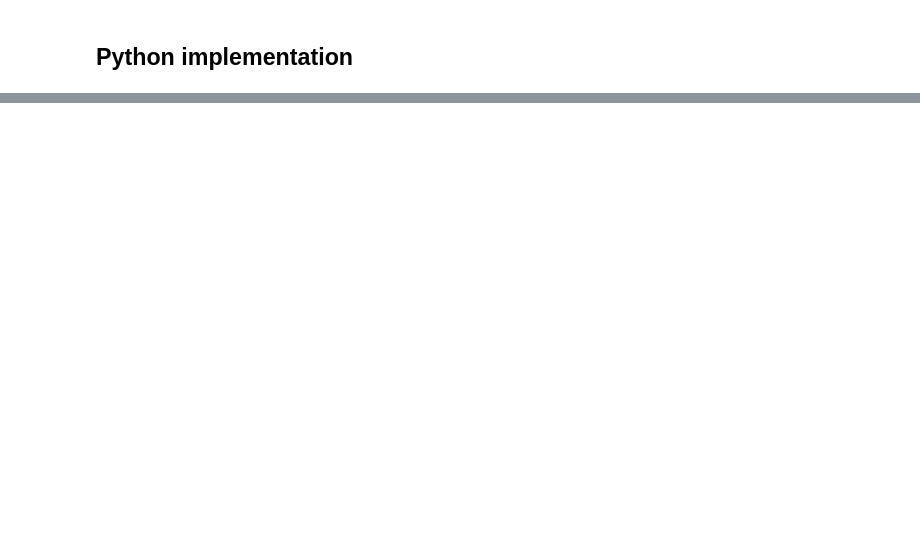
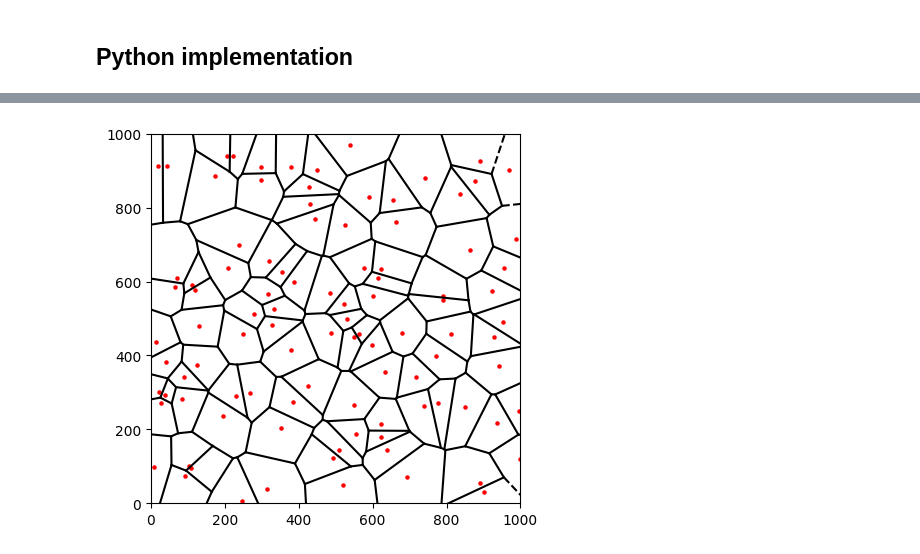
Before and after one commit to JUANITOTELO/Geometry, a Jupyter notebook: tareas/tarea2.ipynb, the cells around one changed output, grey strips where cells are left out. Cells and saved outputs as stored; diff of their text form; code cells hidden in the pictures; blank space fills up the shorter version.

Commit message:
Finally!! works python Implementation based on https://github.com/tchaumeny/py-voronoi/tree/master code :)

```diff
--- a/tareas/tarea2.ipynb
+++ b/tareas/tarea2.ipynb
@@ -1257,0 +583,33 @@ TypeError: 'NoneType' object is not subscriptable
+# %%
+# Plot the Voronoi diagram
+import matplotlib.pyplot as plt
+import random
+
+points = [Point(random.uniform(0, 1000), random.uniform(0, 1000)) for _ in range(100)]
+v = Voronoi(points)
+
+x_max = 1000
+x_min = -1000
+y_max = 1000
+y_min = -1000
+
+for e in v.edges:
+    if e.vertex_from is None:
+        line = e.trim(x_min, x_max, y_min, y_max, from_vertex=False)
+        plt.plot([line[0].x, line[1].x], [line[0].y, line[1].y], 'k--')
+
+    elif e.vertex_to is None:
+        line = e.trim(x_min, x_max, y_min, y_max, from_vertex=True)
+        plt.plot([line[0].x, line[1].x], [line[0].y, line[1].y], 'k--')
+
+    else:
+        plt.plot([e.vertex_from.x, e.vertex_to.x], [e.vertex_from.y, e.vertex_to.y], 'k-')
+
+for p in points:
+    plt.scatter(p.x, p.y, c='r', s=5)
+
+plt.gca().set_aspect('equal', adjustable='box')
+plt.setp(plt.gca(), xlim=(0, 1000), ylim=(0, 1000))
+plt.show()
+# %% [output]
+[figure, added]
```
Also changed, not shown: parts of 12 cells of this notebook.
